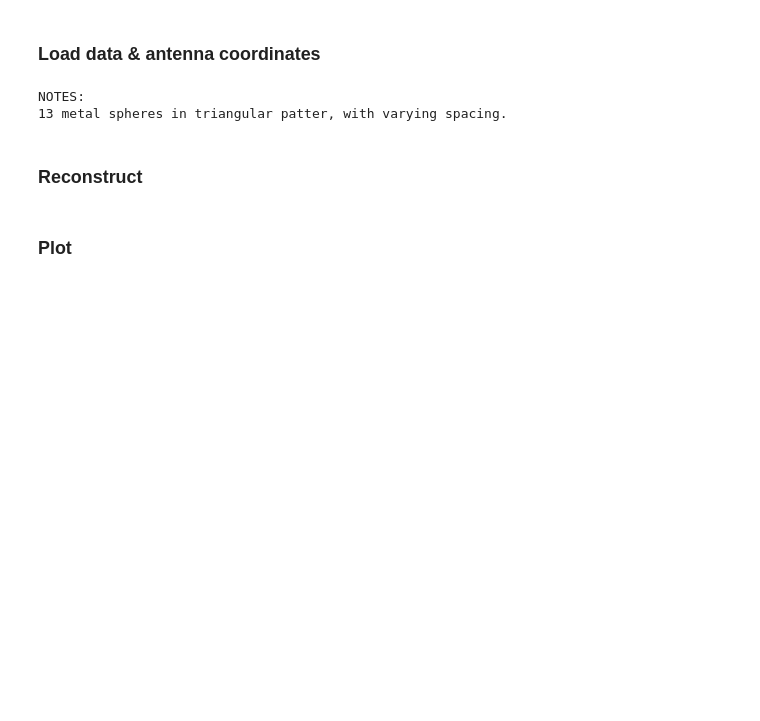
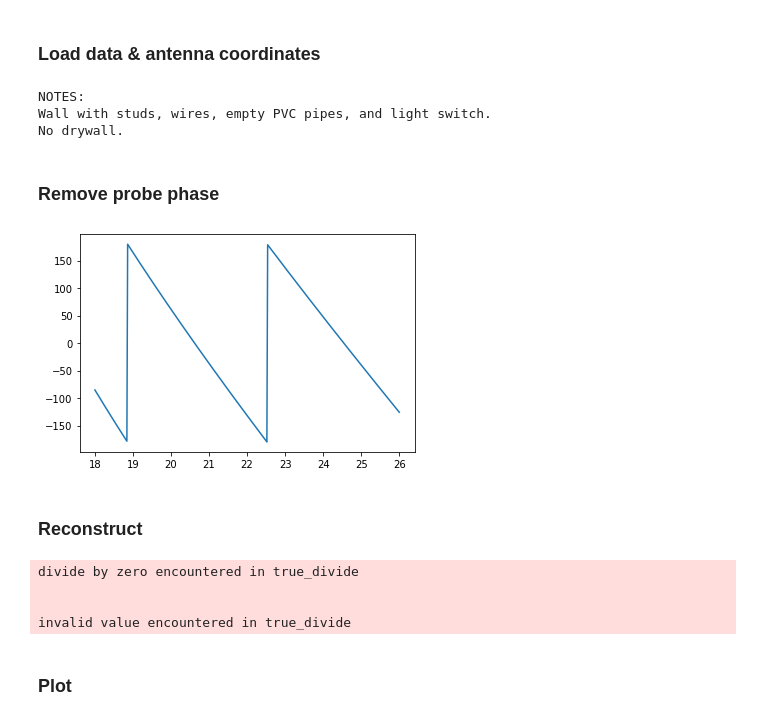
Before and after one commit to aaronvd/twi_experiments, a Jupyter notebook: RMA_reconstruct.ipynb, the cells around one changed output. Saved outputs shown, nothing was run; the diff lists cells and outputs as text; code cells hidden in the pictures; blank space fills up the shorter version.

```diff
--- a/RMA_reconstruct.ipynb
+++ b/RMA_reconstruct.ipynb
@@ -18,9 +18,9 @@ C = scipy.constants.c
 # %%
 d_antennas = .035        # distance between tx/rx antennas
 fc = 22E9
-bw = 2E9
+bw = 8E9
 
-mat = scipy.io.loadmat(r'..\..\Data\resolution_target_2022-11-01.mat')
+mat = scipy.io.loadmat(r'..\..\Data\wall1_no_drywall_2022-11-04.mat')
 notes = list(mat['notes'])
 print('NOTES:')
 for i in range(len(notes)):
@@ -40,9 +40,34 @@ bg = np.flip(mat['measurements'], axis=(0,1))
 measurements = measurements - bg
 # %% [output]
 NOTES:
-13 metal spheres in triangular patter, with varying spacing.
+Wall with studs, wires, empty PVC pipes, and light switch.
+No drywall.
+# %% [markdown]
+### Remove probe phase
+# %%
+lam = C/f
+k = 2*np.pi/lam
+
+L_horn = .0298
+a_horn = 10.668*mm      # WR42
+b_horn = 4.318*mm
+beta_g = np.sqrt(k**2 - (np.pi/a_horn)**2)
+phase_error = np.exp(-1j*2*beta_g*L_horn)    # 2 for transmit and receive path
+
+measurements = measurements / phase_error[None,None,:]
+
+plt.figure()
+plt.plot(f*1E-9, np.degrees(np.angle(phase_error)))
+plt.show()
+# %% [output]
+[figure, added]
 # %% [markdown]
 ### Reconstruct
 # %%
-recon = mr.MonostaticReconstruction(f, Xa, Ya, z_offset, measurements)
-recon.reconstruct((1, 1, .6), (5*mm, 5*mm, 5*mm), Lxa=0.5, Lya=0.5, fc=fc, bw=bw, delta_f_indx=4, scene_offsets=(0,0,z_offset), method='RMA-interp')
+recon = mr.MonostaticReconstruction(f, Xa, Ya, z_offset)
+recon.setup((1, 1, .6), (5*mm, 5*mm, 5*mm), Lxa=0.8, Lya=0.8, fc=fc, bw=bw, delta_f_indx=4, scene_offsets=(-0.1,-0.2,z_offset), method='RMA-NUFFT')
+# %% [output]
+divide by zero encountered in true_divide
+
+
+invalid value encountered in true_divide
```
Also changed, not shown: parts of 2 cells of this notebook, 1 other file.
